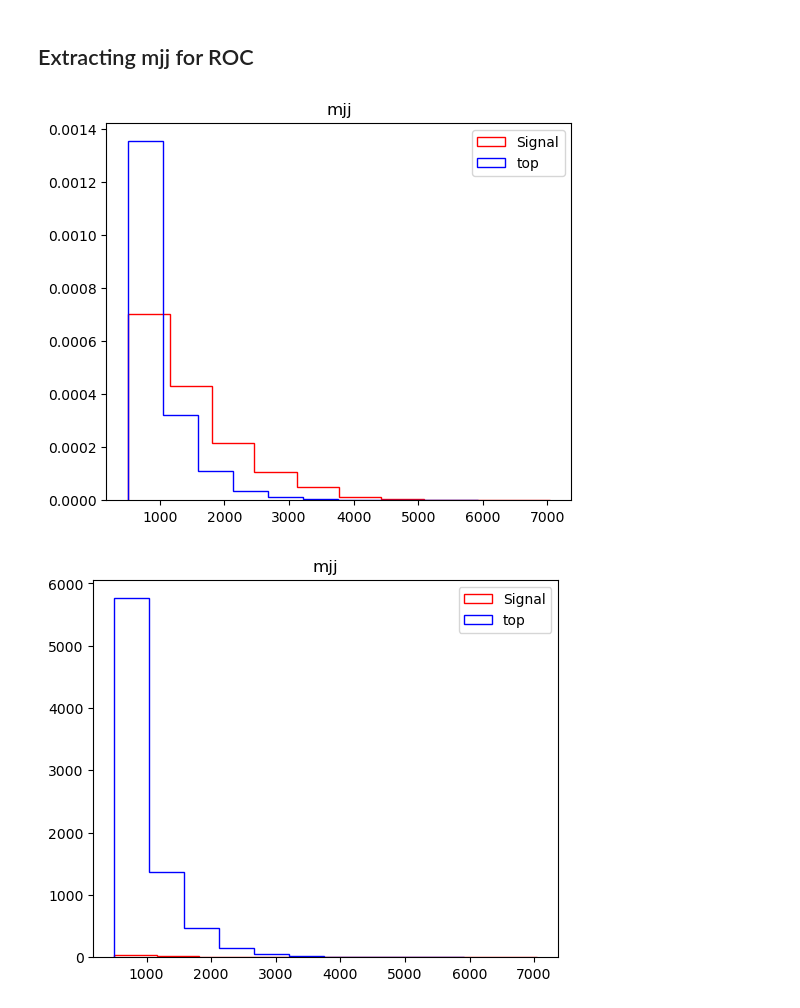
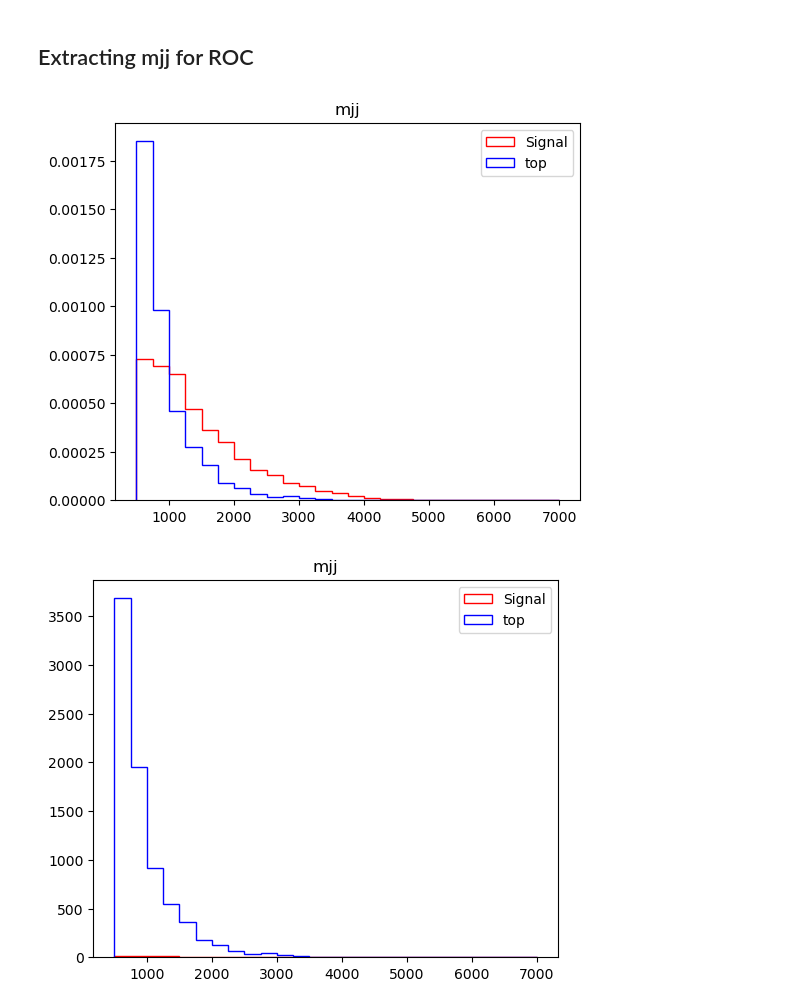
Before and after one commit to BiancaPinolini/ML_classification, a Jupyter notebook: weights-check.ipynb, the cells around one changed output. Drawn from its saved outputs; the diff is of its cells as text; code cells hidden in the pictures.

```diff
--- a/weights-check.ipynb
+++ b/weights-check.ipynb
@@ -49,3 +50,15 @@ file_bkg_bal = os.path.join(samples_dir, "for_training/background_balanced.pkl")
 import pickle
 signal = pickle.load(open(file_sig_bal, "rb"))
 bkg = pickle.load(open(file_bkg_bal, "rb"))
+# %%
+bkg = bkg.dropna()
+signal = signal.dropna()
+# %%
+#signal["mjj"] = np.log(signal['mjj'])
+#bkg["mjj"] = np.log(bkg['mjj'])
+signal["jetpt1"] = np.log(signal['jetpt1'])
+bkg["jetpt1"] = np.log(bkg['jetpt1'])
+signal["jetpt2"] = np.log(signal['jetpt2'])
+bkg["jetpt2"] = np.log(bkg['jetpt2'])
+signal = signal.rename(columns={'mjj': 'log(mjj)', 'jetpt1': 'log(jetpt1)', 'jetpt2': 'log(jetpt2)'})
+bkg = bkg.rename(columns={'mjj': 'log(mjj)', 'jetpt1': 'log(jetpt1)', 'jetpt2': 'log(jetpt2)'})
@@ -205,23 +217,25 @@ for idx,col in enumerate(config["cols"]):
 # %% [markdown]
 ## Extracting mjj for ROC
 # %%
-signal = signal[(signal['mjj'] >= 500) & (signal["detajj"] >= 3.5)]
-bkg = bkg[(bkg['mjj'] >= 500) & (bkg["detajj"] >= 3.5)]
+signal = signal[(signal['log(mjj)'] >= 500) & (signal["detajj"] >= 3.5)]
+bkg = bkg[(bkg['log(mjj)'] >= 500) & (bkg["detajj"] >= 3.5)]
+# %%
+bins = 26
 # %%
 fig = plt.figure(figsize=(6,5), dpi=100)
-_ = plt.hist(signal["mjj"], bins=10, histtype="step", weights=signal["weight_"], label="Signal", color='red', density = True)
-_ = plt.hist(bkg["mjj"], bins=10, histtype="step", weights=bkg["weight_"], label="top", color='blue', density = True)
+_ = plt.hist(signal["log(mjj)"], bins=bins, histtype="step", weights=signal["weight_"], label="Signal", color='red', density = True, range=(500,7000))
+_ = plt.hist(bkg["log(mjj)"], bins=bins, histtype="step", weights=bkg["weight_"], label="top", color='blue', density = True, range=(500,7000))
 plt.legend()
 plt.title("mjj")
 plt.show()
 # %% [output]
-[figure, old version]
+[figure, new version]
 # %%
 fig = plt.figure(figsize=(6,5), dpi=100)
-n_sig, b, _ = plt.hist(signal["mjj"], bins=10, histtype="step", weights=signal["weight_"], label="Signal", color='red')
-n_bkg, b, _ = plt.hist(bkg["mjj"], bins=10, histtype="step", weights=bkg["weight_"], label="top", color='blue')
+n_sig, b, _ = plt.hist(signal["log(mjj)"], bins=bins, histtype="step", weights=signal["weight_"], label="Signal", color='red', range=(500,7000))
+n_bkg, b, _ = plt.hist(bkg["log(mjj)"], bins=bins, histtype="step", weights=bkg["weight_"], label="top", color='blue', range=(500,7000))
 plt.legend()
 plt.title("mjj")
 plt.show()
 # %% [output]
-[figure, old version]
+[figure, new version]
```
Also changed, not shown: parts of 15 cells of this notebook, 8 other files.
